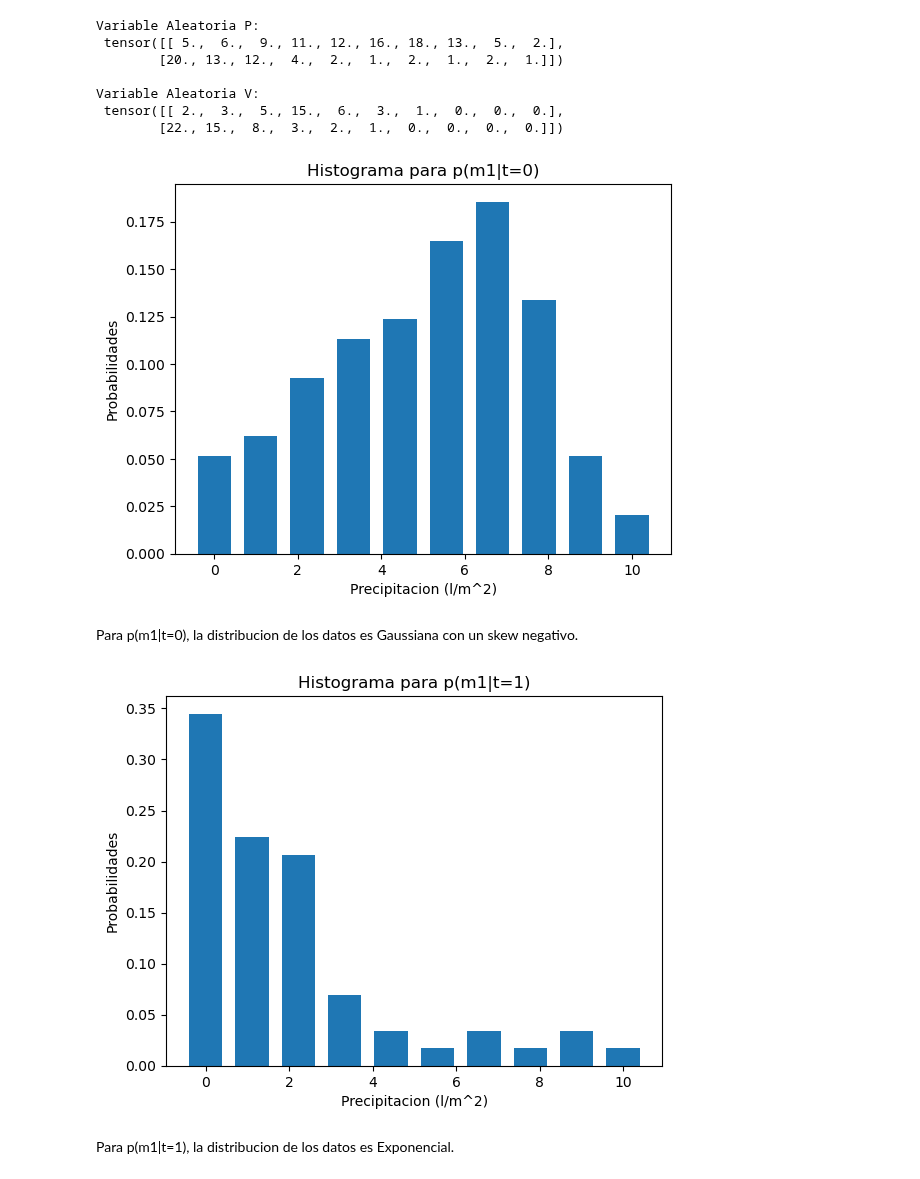
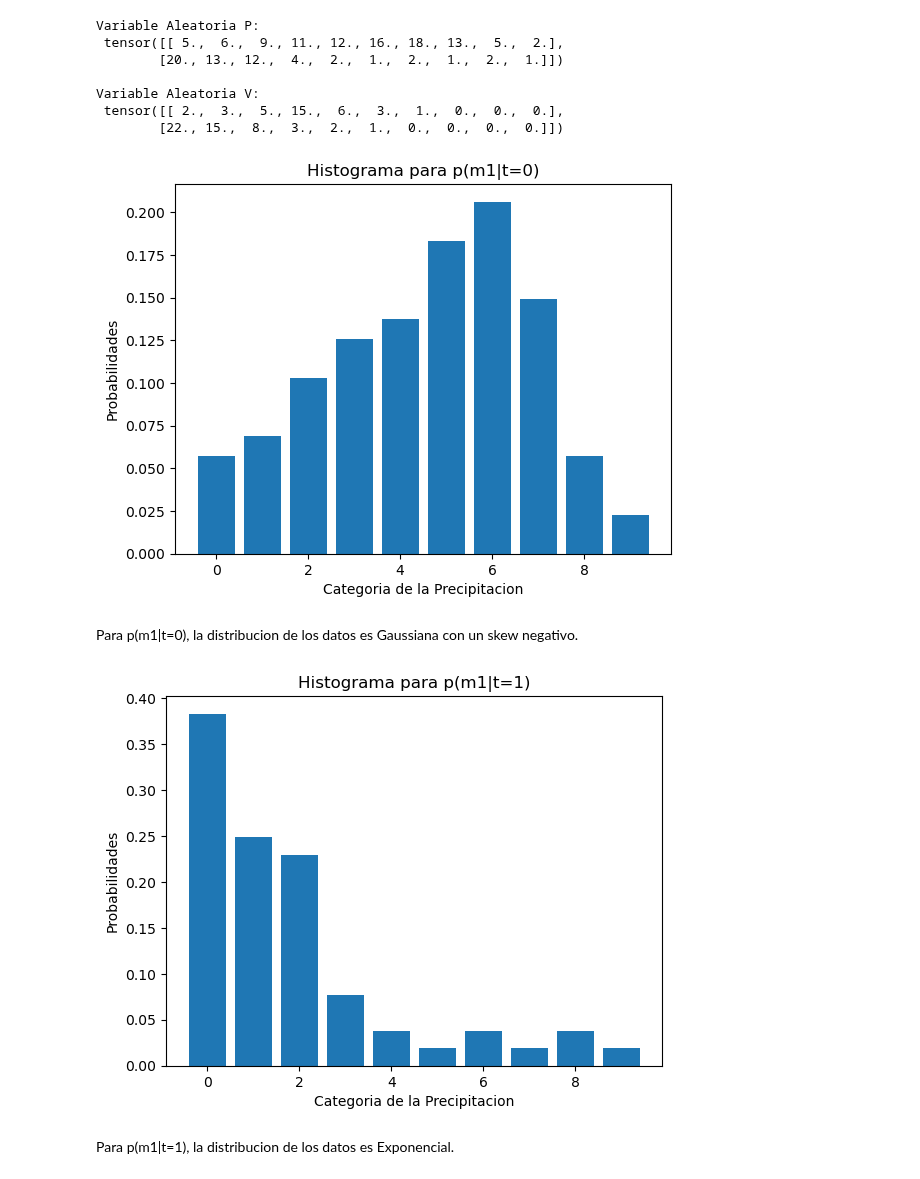
Before and after one commit to YoksanVC/TEC_DataScienceCert, a Jupyter notebook: Module_3_Estadistica_CienciaDatos/Quiz2_Racionar/Quiz2_Racionar_YoksanVarela.ipynb, the cells around one changed output. Cells and saved outputs as stored; diff of their text form; code cells hidden in the pictures.

```diff
--- a/Module_3_Estadistica_CienciaDatos/Quiz2_Racionar/Quiz2_Racionar_YoksanVarela.ipynb
+++ b/Module_3_Estadistica_CienciaDatos/Quiz2_Racionar/Quiz2_Racionar_YoksanVarela.ipynb
@@ -36,27 +36,27 @@ Variable Aleatoria V:
 # %%
 # Creando el histograma para p(m1|t=0)
 # Acomondando los bines para que empiecen en cero
-bins = torch.linspace(0, 10, 10)
+bins = torch.linspace(0, 9, 10)
 histogram,bins_hist = torch.histogram(bins,bins=10,weight=P[0,:], density=True)
 plt.bar(bins,histogram)
-plt.xlabel('Precipitacion (l/m^2)')
+plt.xlabel('Categoria de la Precipitacion')
 plt.ylabel('Probabilidades')
 plt.title('Histograma para p(m1|t=0)')
 plt.show()
 # %% [output]
-[figure, old version]
+[figure, new version]
 # %% [markdown]
 Para p(m1|t=0), la distribucion de los datos es Gaussiana con un skew negativo.
 # %%
 # Creando el histograma para p(m1|t=1)
 histogram,bins_hist = torch.histogram(bins,bins=10,weight=P[1,:], density=True)
 plt.bar(bins,histogram)
-plt.xlabel('Precipitacion (l/m^2)')
+plt.xlabel('Categoria de la Precipitacion')
 plt.ylabel('Probabilidades')
 plt.title('Histograma para p(m1|t=1)')
 plt.show()
 # %% [output]
-[figure, old version]
+[figure, new version]
 # %% [markdown]
 Para p(m1|t=1), la distribucion de los datos es Exponencial.
 # %%
```
Also changed, not shown: parts of 4 cells of this notebook, 4 other files.
